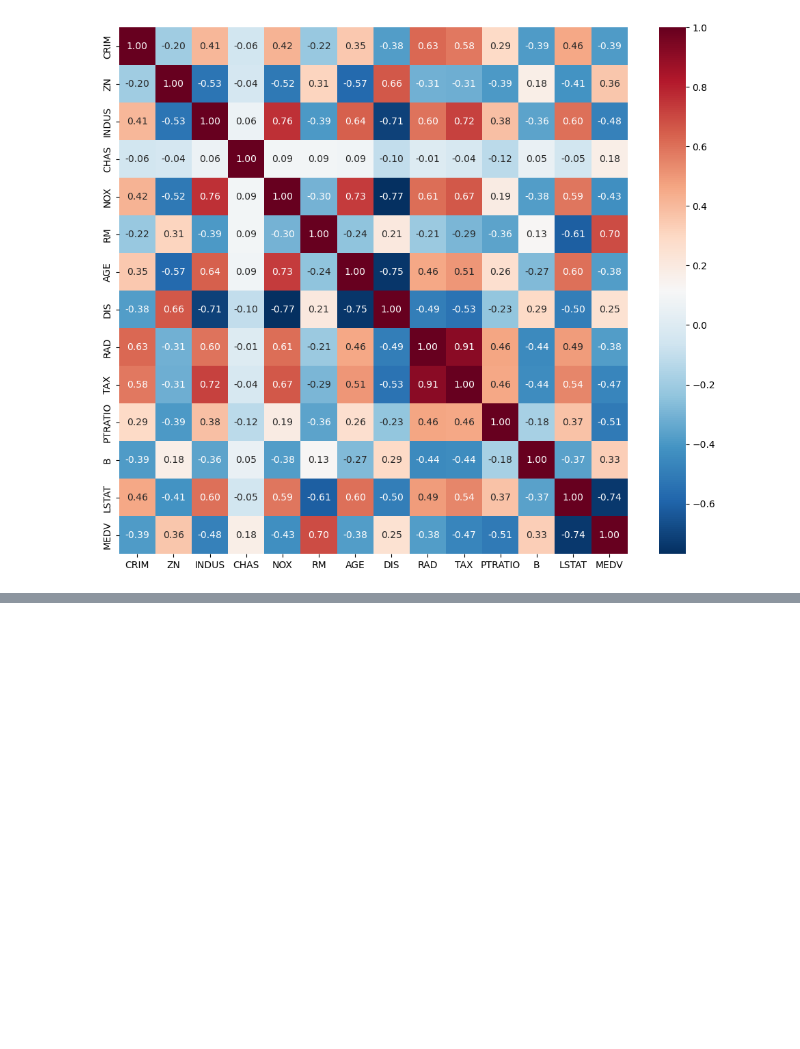
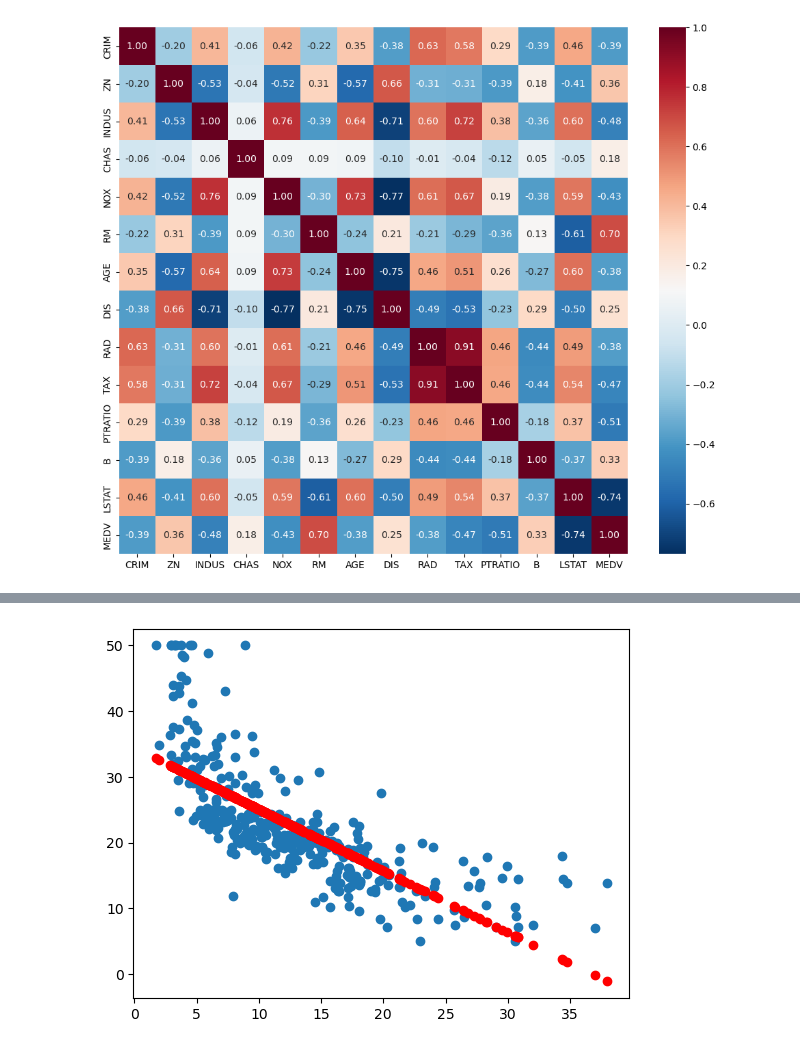
Before and after one commit to Geun8b/ML-Study, a Jupyter notebook: ex05_보스턴 주택 가격 회귀분석.ipynb, the cells around one changed output, grey strips where cells are left out. Cells and saved outputs as stored; diff of their text form; code cells hidden in the pictures; blank space fills up the shorter version.

```diff
--- a/ex05_보스턴 주택 가격 회귀분석.ipynb
+++ b/ex05_보스턴 주택 가격 회귀분석.ipynb
@@ -238,0 +253,4 @@ sns.heatmap(
+# %%
+# 컬럼 삭제
+X = data.drop('MEDV', axis = 1)
+y = data['MEDV']
@@ -238,0 +281,9 @@ sns.heatmap(
+# %%
+linear_model = LinearRegression()
+# %%
+# 모델 불러오기
+from sklearn.model_selection import train_test_split
+X_train, X_test, y_train, y_test = train_test_split(X,
+                                                    y,
+                                                    random_state = 11,
+                                                    test_size = 0.3)
@@ -238,0 +294,3 @@ sns.heatmap(
+# %%
+# 모델 학습
+linear_model.fit(X_train, y_train)
@@ -238,0 +448,14 @@ sns.heatmap(
+# %%
+# 확장전 예측 값을 살펴보자. ('LSTAT')
+model = LinearRegression()
+model.fit(X_train[['LSTAT']], y_train)
+pre = model.predict(X_train[['LSTAT']])
+
+# 시각화를 통해서 모델의 예측을 살펴보자
+plt.scatter(X_train['LSTAT'], y_train)   # 데이터의 분포를 확인하기 위한 산점도
+plt.scatter(X_train['LSTAT'], pre, color = 'red')   # 예측 값을 확인하기 위한 산점도
+plt.show()
+
+# 그래프상 위쪽의 데이터는 추적을 잘 못함
+# %% [output]
+[figure, added]
```
Also changed, not shown: parts of 45 cells of this notebook.
